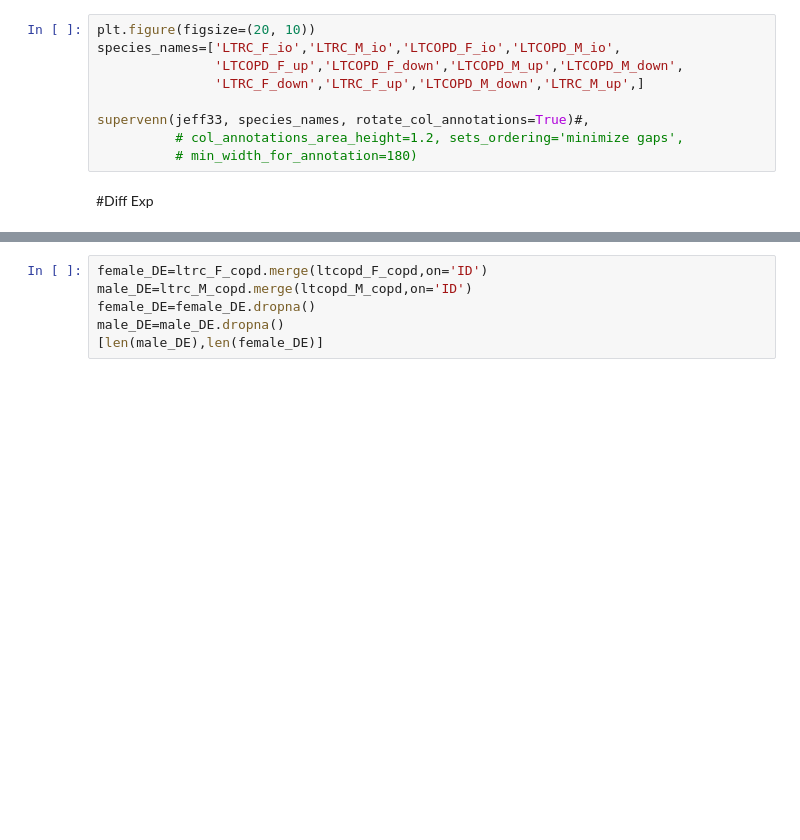
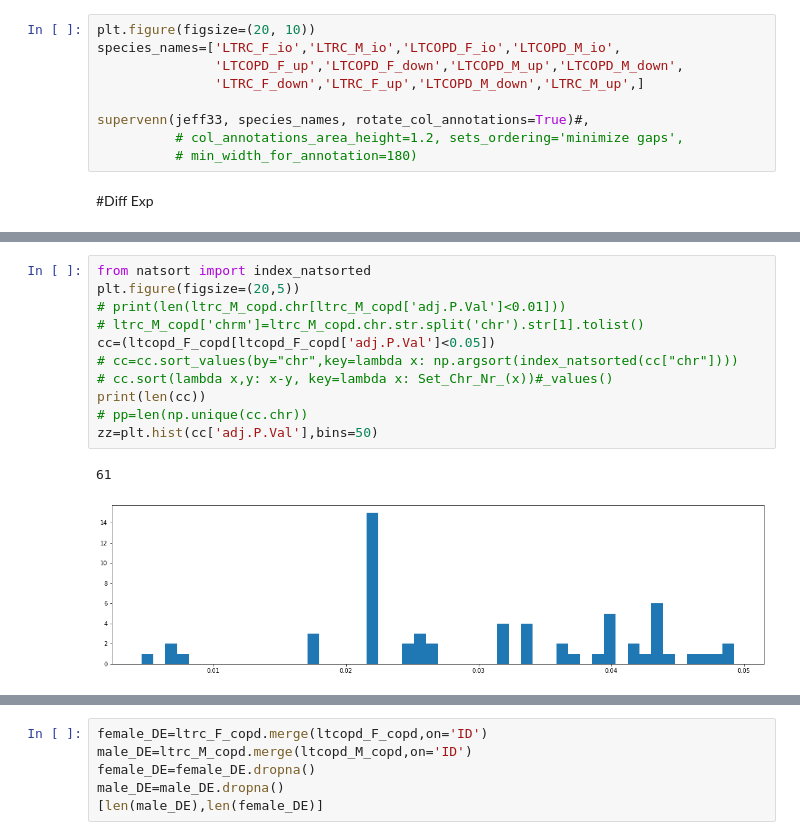
Before and after one commit to dcolinmorgan/LTCOPDsex, a Jupyter notebook: v3_2xCOPD_gender.ipynb, the cells around one changed output, grey strips where cells are left out. Cells and saved outputs as stored; diff of their text form; blank space fills up the shorter version.

```diff
--- a/v3_2xCOPD_gender.ipynb
+++ b/v3_2xCOPD_gender.ipynb
@@ -2170,0 +2196,14 @@ ltrc_F_copd
+# %%
+from natsort import index_natsorted
+plt.figure(figsize=(20,5))
+# print(len(ltrc_M_copd.chr[ltrc_M_copd['adj.P.Val']<0.01]))
+# ltrc_M_copd['chrm']=ltrc_M_copd.chr.str.split('chr').str[1].tolist()
+cc=(ltcopd_F_copd[ltcopd_F_copd['adj.P.Val']<0.05])
+# cc=cc.sort_values(by="chr",key=lambda x: np.argsort(index_natsorted(cc["chr"])))
+# cc.sort(lambda x,y: x-y, key=lambda x: Set_Chr_Nr_(x))#_values()
+print(len(cc))
+# pp=len(np.unique(cc.chr))
+zz=plt.hist(cc['adj.P.Val'],bins=50)
+# %% [output]
+61
+[figure, added]
```
Also changed, not shown: parts of 8 cells of this notebook.
